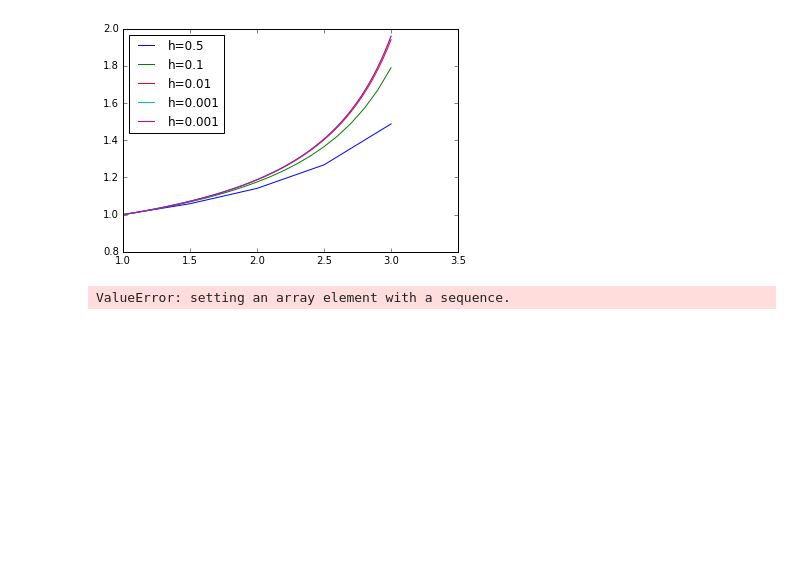
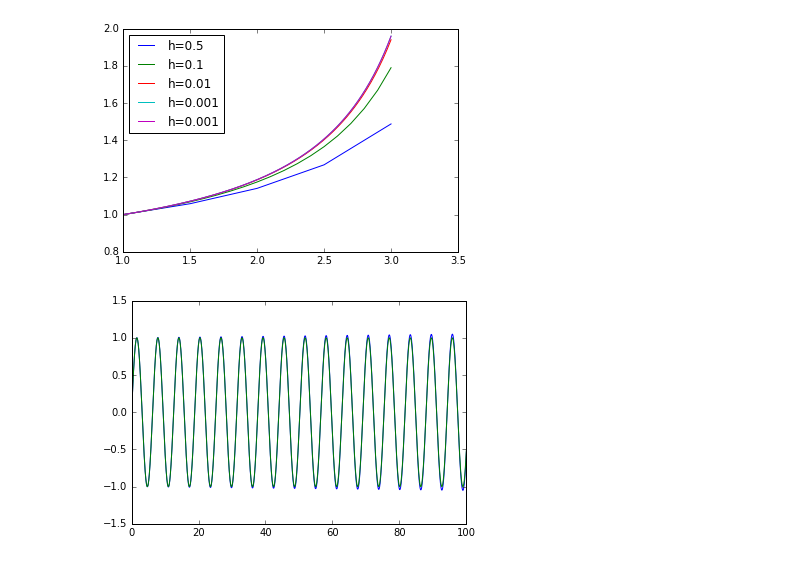
Before and after one commit to fcoenrqz/Integradores, a Jupyter notebook: Metodo_Euler.ipynb, the cells around one changed output. Saved outputs shown, nothing was run; the diff lists cells and outputs as text; code cells hidden in the pictures; blank space fills up the shorter version.

Commit message:
Euler vectorial

```diff
--- a/Metodo_Euler.ipynb
+++ b/Metodo_Euler.ipynb
@@ -52,18 +52,25 @@ show()
 [figure]
 # %%
 def segundo_orden(y,t):
-    return array(y[1],-y[0])
+    return array([y[1],-y[0]])
 # %%
 def eulervect(funcion,p_ini,t_final,h=0.01):
     tiempos = arange(p_ini[0],t_final+h,h)
-    y = [0]*zeros(len(tiempos))
+    y = [0]*(len(tiempos))
     y[0] = p_ini[1]
     for i in range(len(tiempos)-1):
         y[i+1] = y[i] + funcion(y[i],tiempos[i])*h
     solucion = [tiempos,y]
     return solucion
-# %%
-sol4 = eulervect(segundo_orden,[1,array([0,1])],3)
-print sol4[1]
-# %% [output]
-ValueError: setting an array element with a sequence.
+# %%
+sol4 = eulervect(segundo_orden,[0,array([0,1])],100,0.001)
+y = zeros(len(sol4[0]))
+v = zeros(len(sol4[0]))
+for i in range(len(sol4[0])):
+    y[i] = sol4[1][i][0]
+    v[i] = sol4[1][i][1]
+plot(sol4[0],y)
+plot(sol4[0],sin(sol4[0]))
+show()
+# %% [output]
+[figure, added]
```
Also changed, not shown: parts of 1 cell of this notebook.
